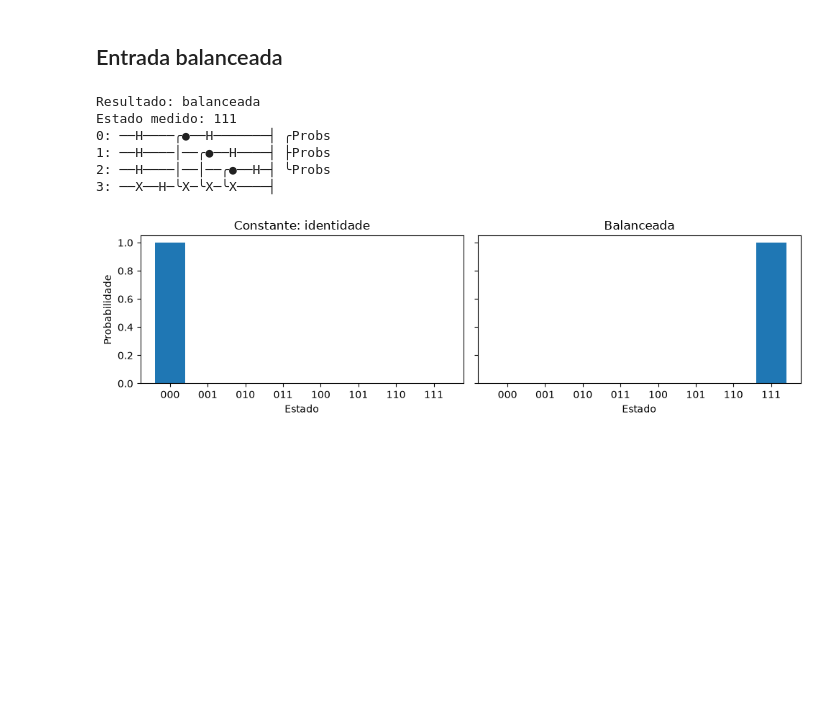
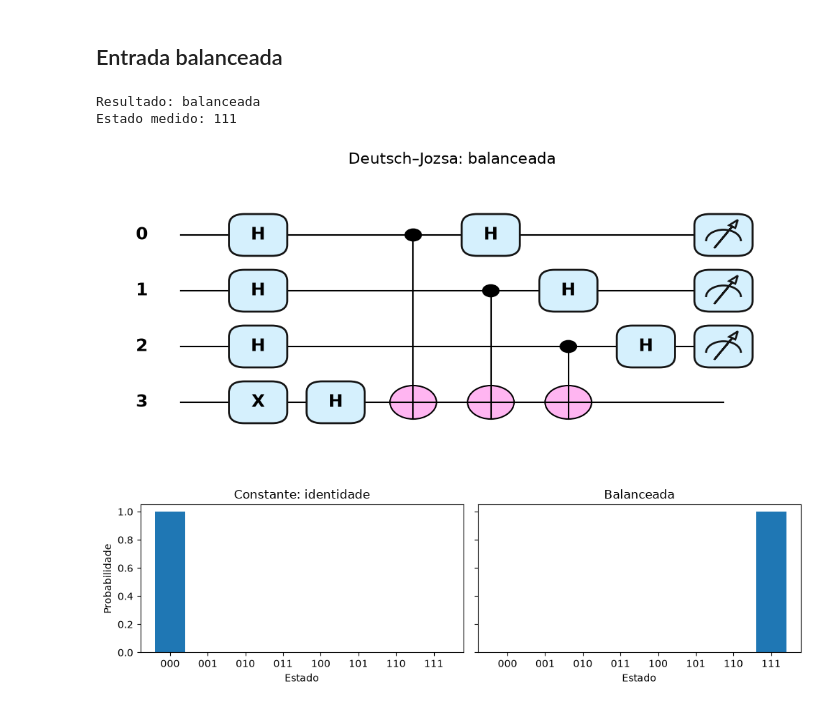
Before and after one commit to gddeazevedo/minicurso_qc, a Jupyter notebook: fundamentos/deutsch_jozsa.ipynb, the cells around one changed output. Saved outputs shown, nothing was run; the diff lists cells and outputs as text; code cells hidden in the pictures; blank space fills up the shorter version.

```diff
--- a/fundamentos/deutsch_jozsa.ipynb
+++ b/fundamentos/deutsch_jozsa.ipynb
@@ -52,17 +52,17 @@ Estado medido: 000
 # %%
 balanced_probabilities = deutsch_jozsa(balanced_oracle)
 balanced_state = format(int(np.argmax(balanced_probabilities)), f"0{n_qubits}b")
 
 print("Resultado:", "constante" if np.isclose(balanced_probabilities[0], 1) else "balanceada")
 print("Estado medido:", balanced_state)
-print(qml.draw(deutsch_jozsa)(balanced_oracle))
+fig, ax = qml.draw_mpl(deutsch_jozsa, style="pennylane", level="top", fontsize=18)(balanced_oracle)
+fig.set_size_inches(10, 4)
+ax.set_title("Deutsch–Jozsa: balanceada", fontsize=16, pad=16)
+plt.show()
 # %% [output]
 Resultado: balanceada
 Estado medido: 111
-0: ──H────╭●──H───────┤ ╭Probs
-1: ──H────│──╭●──H────┤ ├Probs
-2: ──H────│──│──╭●──H─┤ ╰Probs
-3: ──X──H─╰X─╰X─╰X────┤
+[figure, added]
 # %%
 states = [format(index, f"0{n_qubits}b") for index in range(2 ** n_qubits)]
 fig, axes = plt.subplots(1, 2, figsize=(10, 3), sharey=True)
```
Also changed, not shown: parts of 1 cell of this notebook, 2 other files.
